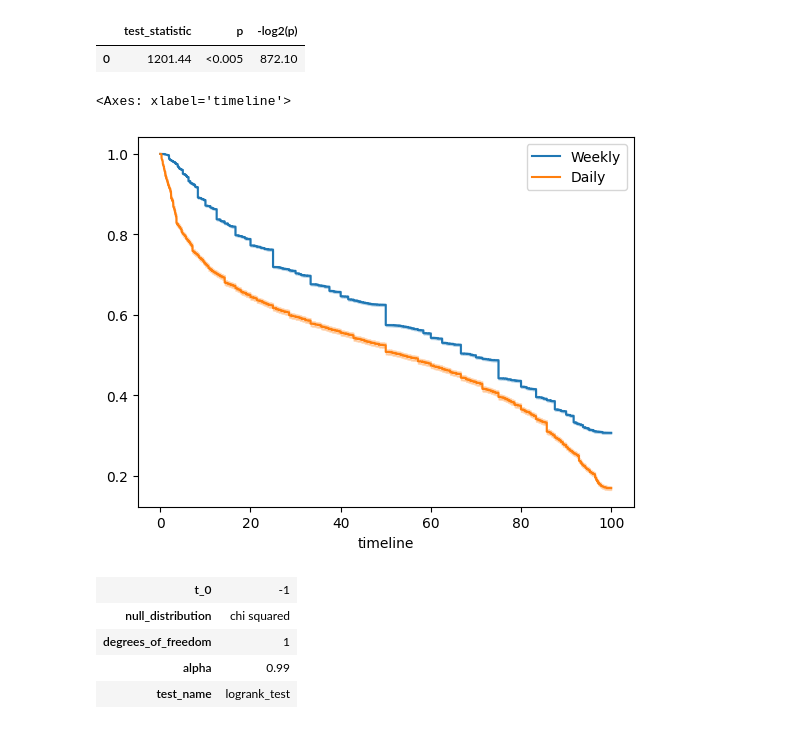
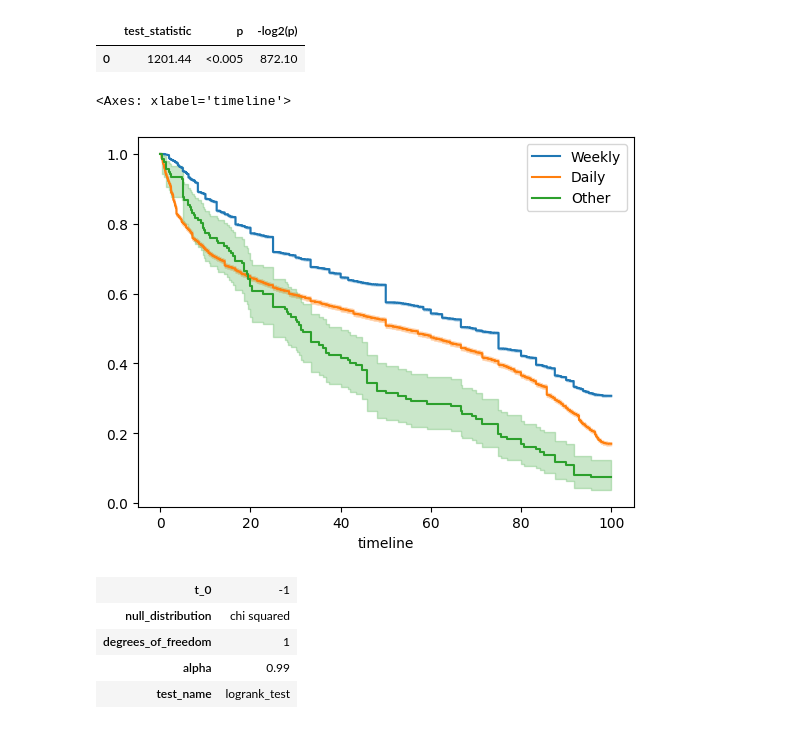
Before and after one commit to Hitkul/Put-Your-Money-Where-Your-Mouth-Is, a Jupyter notebook: analysis/Survival_Analysis.ipynb, the cells around one changed output. Drawn from its saved outputs; the diff is of its cells as text; code cells hidden in the pictures.

```diff
--- a/analysis/Survival_Analysis.ipynb
+++ b/analysis/Survival_Analysis.ipynb
@@ -114,0 +51,8 @@ multi 5454
+# %%
+with open("../data/Overlap_commitments.json",'r') as fp:
+    overlap = json.load(fp)
+# %%
+overlap_keys = set()
+for k,v in overlap.items():
+    for i in v:
+        overlap_keys.add(i)
@@ -156,17 +104,7 @@ for k,v in tqdm(commitment_index.items()):
     else:
         sample.append(False)
 
-    if k in overlap['partial']:
-        sample.append(True)
-    else:
-        sample.append(False)
-
-    if k in overlap['full']:
-        sample.append(True)
-    else:
-        sample.append(False)
-
-    if k in overlap['multi']:
+    if k in overlap_keys:
         sample.append(True)
     else:
         sample.append(False)
@@ -175,16 +113,19 @@ for k,v in tqdm(commitment_index.items()):
         sample.append("week")
     elif v['days_per_reporting'] == 1.0:
         sample.append("daily")
-    elif v['no_of_reports']>1 and v['days_per_reporting']>7.0:
-        sample.append("high")
-    elif v['no_of_reports']>1 and v['days_per_reporting']<7.0:
-        sample.append("low")
+    elif v['no_of_reports']>1:
+        sample.append("other")
     else:
         sample.append("ignore")
 
+    if v['no_of_supporters']==0:
+        sample.append(False)
+    else:
+        sample.append(True)
+
     lifeline_raw_data.append(sample)
 # %%
-lifeline_df = pd.DataFrame(lifeline_raw_data,columns=['success_percentage','observed','type of stake','self refree','first_day_of_year','first_day_month','Monday','Partial_overlap','Full_overlap','Multi_overlap','days_per_reporting'])
+lifeline_df = pd.DataFrame(lifeline_raw_data,columns=['success_percentage','observed','type of stake','self refree','first_day_of_year','first_day_month','Monday','overlap','days_per_reporting','support'])
 # %%
 lifeline_df
 # %% [output]
@@ -529,30 +462,29 @@ results.print_summary()
 # %%
 kmf = KaplanMeierFitter()
 ax = plt.subplot(111)
 
 w = (lifeline_df['days_per_reporting']=='week')
 d = (lifeline_df['days_per_reporting']=='daily')
-# o = (lifeline_df['days_per_reporting']=='other')
-# l = (lifeline_df['days_per_reporting']=='low')
-# h = (lifeline_df['days_per_reporting']=='high')
+o = (lifeline_df['days_per_reporting']=='other')
+
 
 kmf.fit(T[w], event_observed=E[w], label="Weekly")
 kmf.plot_survival_function(ax=ax)
 
 kmf.fit(T[d], event_observed=E[d], label="Daily")
 kmf.plot_survival_function(ax=ax)
 
 # kmf.fit(T[l], event_observed=E[l], label="low")
 # kmf.plot_survival_function(ax=ax)
 
 # kmf.fit(T[h], event_observed=E[h], label="high")
 # kmf.plot_survival_function(ax=ax)
 
-# kmf.fit(T[o], event_observed=E[o], label="Other")
-# kmf.plot_survival_function(ax=ax)
+kmf.fit(T[o], event_observed=E[o], label="Other")
+kmf.plot_survival_function(ax=ax)
 # %% [output]
 <Axes: xlabel='timeline'>
-[figure, old version]
+[figure, new version]
 # %%
 results = logrank_test(T[w], T[d], E[w], E[d], alpha=.99)
 
```
Also changed, not shown: parts of 29 cells of this notebook, 2 other files.
